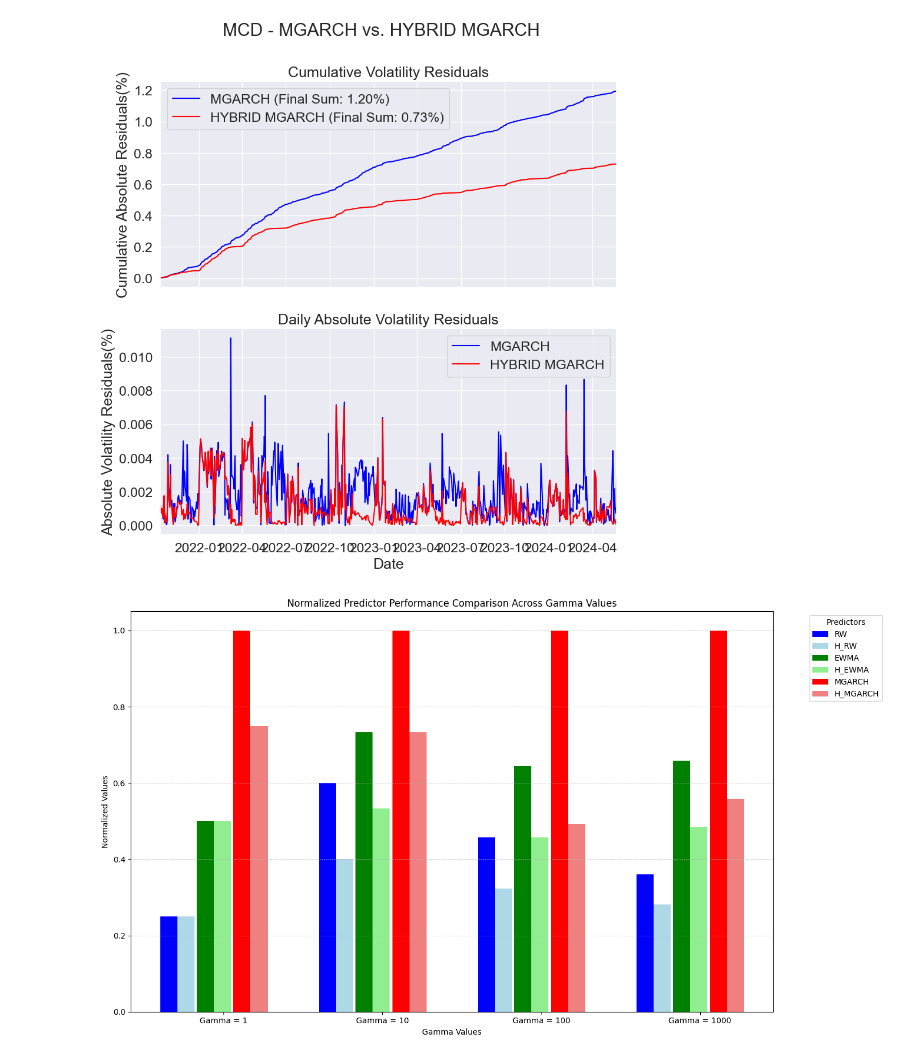
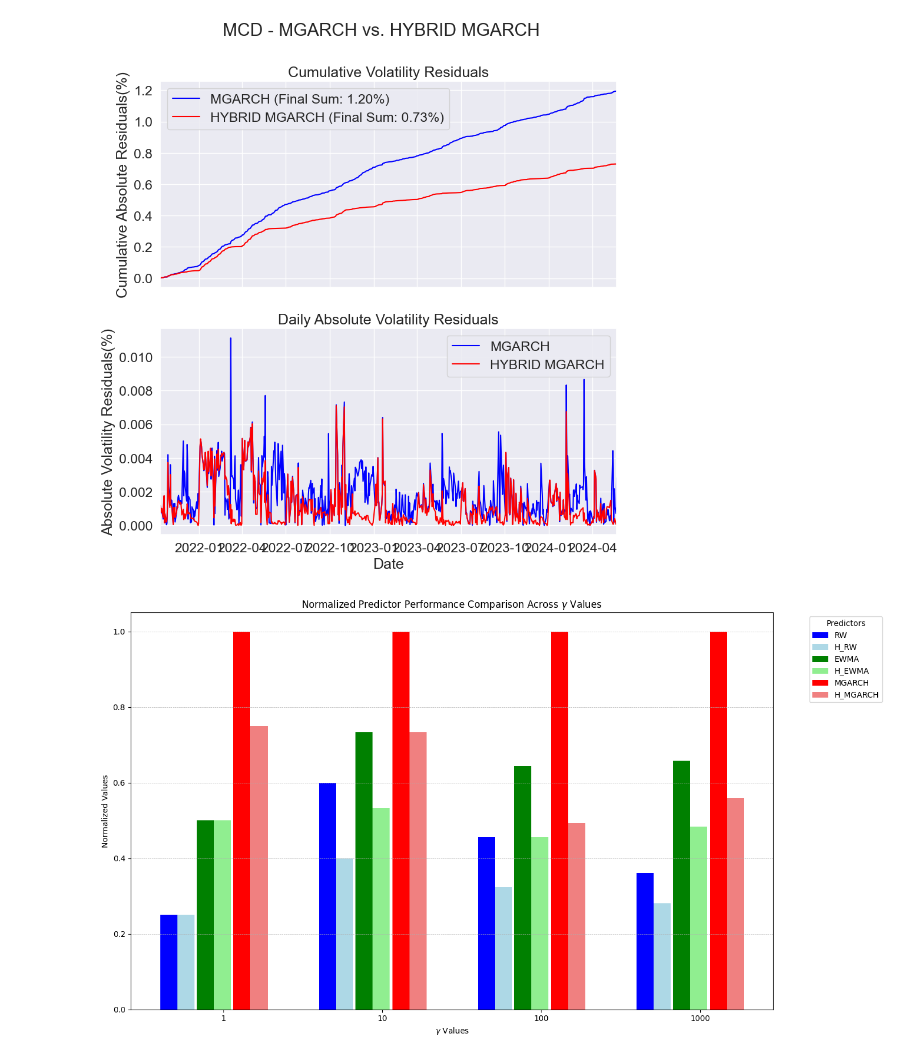
Before and after one commit to StefanoChiodini/cov_pred_finance, a Jupyter notebook: experiments/residualsAnalysis.ipynb, the cells around one changed output. Cells and saved outputs as stored; diff of their text form; code cells hidden in the pictures.

```diff
--- a/experiments/residualsAnalysis.ipynb
+++ b/experiments/residualsAnalysis.ipynb
@@ -107,6 +100,7 @@ TRIAL CODE
 # %%
 import pandas as pd
 import matplotlib.pyplot as plt
+import matplotlib as mpl
 
 # Min and max residuals values for normalization
 MIN_RESIDUALS = 0
@@ -226,8 +220,17 @@ labels = [label.upper() for label in labels]
 # Prepare data for box plots, following the specified order
 data_for_boxplot = [average_residuals[model] for model in order]
 
+mpl.rcParams['text.usetex'] = True
+mpl.rcParams['font.family'] = 'serif'
+mpl.rcParams['font.serif'] = ['Times New Roman'] + mpl.rcParams['font.serif']
+mpl.rcParams['font.size'] = 36
+mpl.rcParams['figure.figsize'] = [14, 8]
+
+# Disable default style
+plt.style.use('default')
+
 # Create the box plots using Matplotlib with a very basic style
-fig, ax = plt.subplots(figsize=(12, 6))
+fig, ax = plt.subplots(figsize=(14, 8))
 ax.boxplot(data_for_boxplot, labels=labels, notch=False, patch_artist=False, showfliers=True)
 
 ax.set_title('Comparison of Predictor Residuals Across All Assets')
@@ -399,6 +399,7 @@ for i, asset in enumerate(assets):
 # %%
 import matplotlib.pyplot as plt
 import numpy as np
+import matplotlib as mpl
 
 '''
 gamma = 10000 -> [243.48, 216.68, 358.76, 293.44, 493.15, 323.49]
@@ -452,37 +453,46 @@ offsets = np.linspace(0, total_width - group_width, len(predictor_keys) // 2)
 # Define colors consistently
 colors = ['blue', 'lightblue', 'green', 'lightgreen', 'red', 'lightcoral']
 
+mpl.rcParams['text.usetex'] = True
+mpl.rcParams['font.family'] = 'serif'
+mpl.rcParams['font.serif'] = ['Times New Roman'] + mpl.rcParams['font.serif']
+mpl.rcParams['font.size'] = 36
+mpl.rcParams['figure.figsize'] = [14, 8]
+
+# Disable default style
+plt.style.use('default')
+
 # Prepare figure and axes
 fig, ax = plt.subplots(figsize=(14, 8))
 
 # Generate the bars
 for gamma_index, gamma in enumerate(gammas):
     base_position = gamma_index * (total_width + 1)  # Add gap between different gamma sets
     for i, key in enumerate(predictor_keys):
         color = colors[i]  # Consistent color assignment
         position = base_position + offsets[i // 2] + (i % 2) * bar_width
         ax.bar(position, data[key][gamma_index], bar_width, label=key if gamma_index == 0 else "", color=color)
 
 # Setting chart titles and labels
-ax.set_xlabel('Gamma Values')
+ax.set_xlabel(r'$\gamma$ Values')
 ax.set_ylabel('Normalized Values')
-ax.set_title('Normalized Predictor Performance Comparison Across Gamma Values')
+ax.set_title(r'Normalized Predictor Performance Comparison Across $\gamma$ Values')
 
 # Setting the x-ticks to be in the middle of each group
 xtick_positions = np.arange(0, len(gammas) * (total_width + 1), total_width + 1) + total_width / 2
 ax.set_xticks(xtick_positions)
-ax.set_xticklabels([f'Gamma = {g}' for g in gammas])
+ax.set_xticklabels([f'{g}' for g in gammas])
 
 # Adding a legend, only once for each type
 handles, labels = plt.gca().get_legend_handles_labels()
 by_label = dict(zip(labels, handles))
 ax.legend(by_label.values(), by_label.keys(), title="Predictors", bbox_to_anchor=(1.05, 1), loc='upper left')
 
 # Add grid for better readability
-ax.grid(True, linestyle='--', linewidth=0.5, axis='y')
+ax.grid(linestyle='--', linewidth=0.5, axis='y')
 
 # Show the plot
 plt.tight_layout()
 plt.show()
 # %% [output]
-[figure, old version]
+[figure, new version]
```
Also changed, not shown: parts of 4 cells of this notebook, 13 other files.
